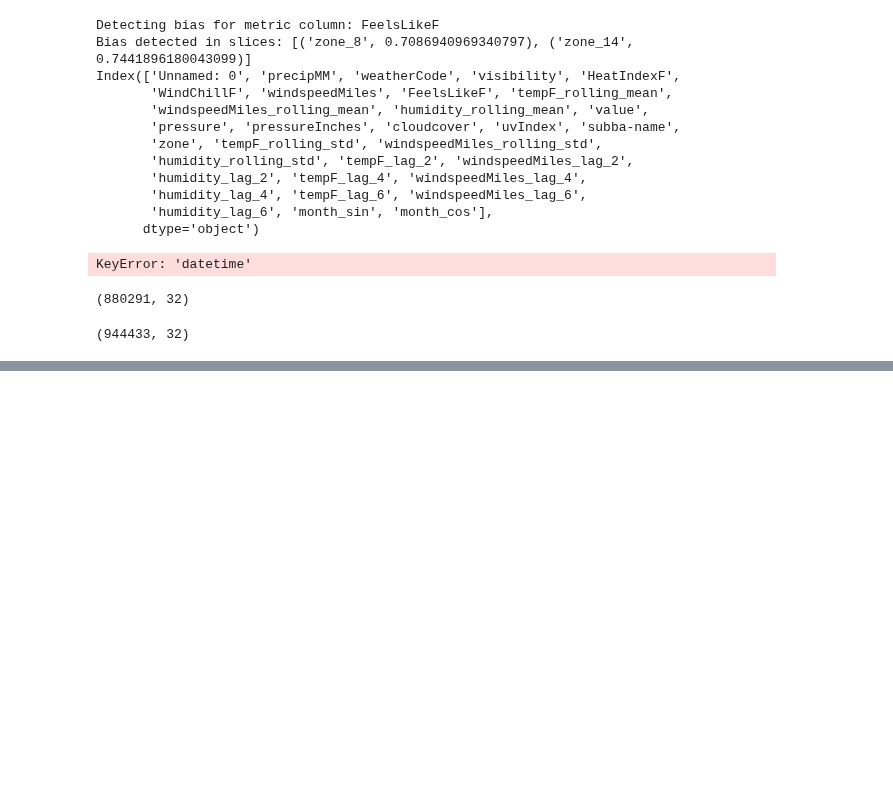
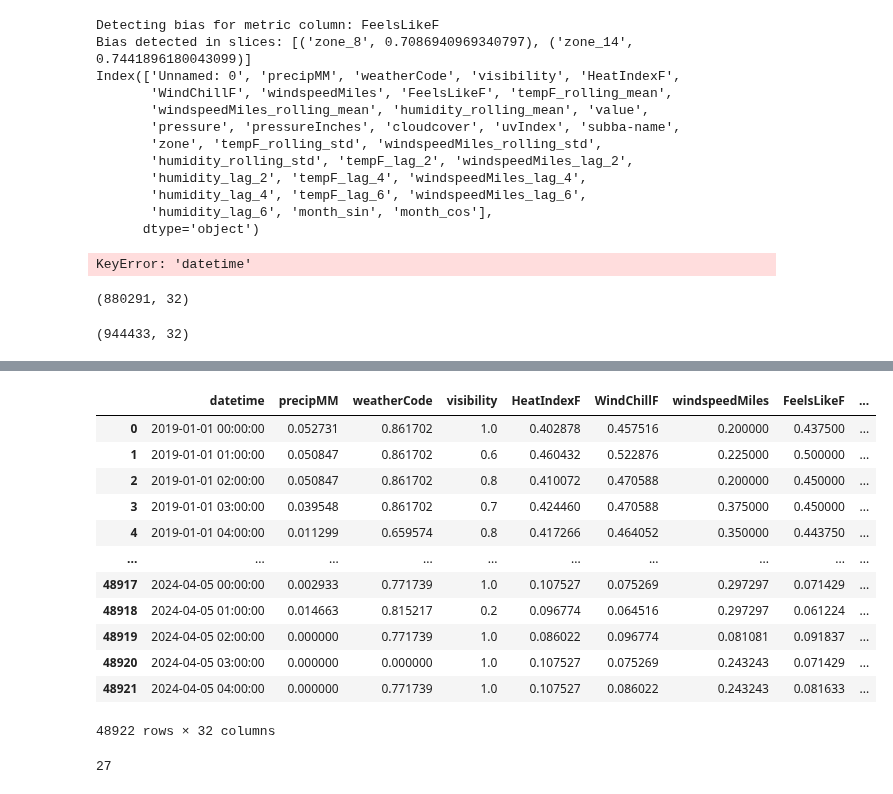
Before and after one commit to MLOPS-IE7374-Fall2024-G9/mlops-project, a Jupyter notebook: experiments/data_bias_slicing.ipynb, the cells around one changed output, grey strips where cells are left out. Cells and saved outputs as stored; diff of their text form; code cells hidden in the pictures; blank space fills up the shorter version.

```diff
--- a/experiments/data_bias_slicing.ipynb
+++ b/experiments/data_bias_slicing.ipynb
@@ -174,0 +280,23 @@ resampled_data.shape
+# %%
+# Find records where both 'subba-name' and 'zone' are not null
+records_with_both = df[(df['subba-name'].notnull()) & (df['zone'].notnull())]
+# %%
+records_with_both
+# %% [output]
+|  | datetime | precipMM | weatherCode | visibility | HeatIndexF | WindChillF | windspeedMiles | FeelsLikeF | ... |
+| 0 | 2019-01-01 00:00:00 | 0.052731 | 0.861702 | 1.0 | 0.402878 | 0.457516 | 0.200000 | 0.437500 | ... |
+| 1 | 2019-01-01 01:00:00 | 0.050847 | 0.861702 | 0.6 | 0.460432 | 0.522876 | 0.225000 | 0.500000 | ... |
+| 2 | 2019-01-01 02:00:00 | 0.050847 | 0.861702 | 0.8 | 0.410072 | 0.470588 | 0.200000 | 0.450000 | ... |
+| 3 | 2019-01-01 03:00:00 | 0.039548 | 0.861702 | 0.7 | 0.424460 | 0.470588 | 0.375000 | 0.450000 | ... |
+| 4 | 2019-01-01 04:00:00 | 0.011299 | 0.659574 | 0.8 | 0.417266 | 0.464052 | 0.350000 | 0.443750 | ... |
+| ... | ... | ... | ... | ... | ... | ... | ... | ... | ... |
+| 48917 | 2024-04-05 00:00:00 | 0.002933 | 0.771739 | 1.0 | 0.107527 | 0.075269 | 0.297297 | 0.071429 | ... |
+| 48918 | 2024-04-05 01:00:00 | 0.014663 | 0.815217 | 0.2 | 0.096774 | 0.064516 | 0.297297 | 0.061224 | ... |
+| 48919 | 2024-04-05 02:00:00 | 0.000000 | 0.771739 | 1.0 | 0.086022 | 0.096774 | 0.081081 | 0.091837 | ... |
+| 48920 | 2024-04-05 03:00:00 | 0.000000 | 0.000000 | 1.0 | 0.107527 | 0.075269 | 0.243243 | 0.071429 | ... |
+| 48921 | 2024-04-05 04:00:00 | 0.000000 | 0.771739 | 1.0 | 0.107527 | 0.086022 | 0.243243 | 0.081633 | ... |
+48922 rows × 32 columns
+# %%
+df[['zone', 'subba-name']].drop_duplicates().shape[0]
+# %% [output]
+27
```
Also changed, not shown: parts of 10 cells of this notebook, 6 other files.
